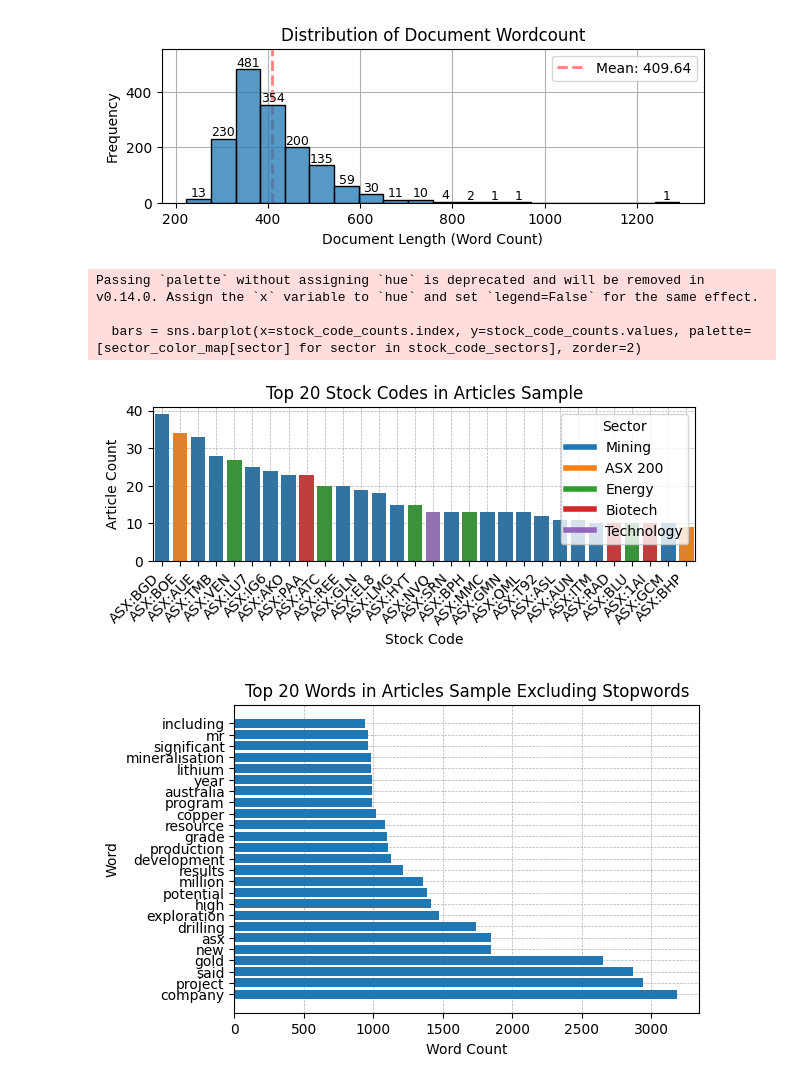
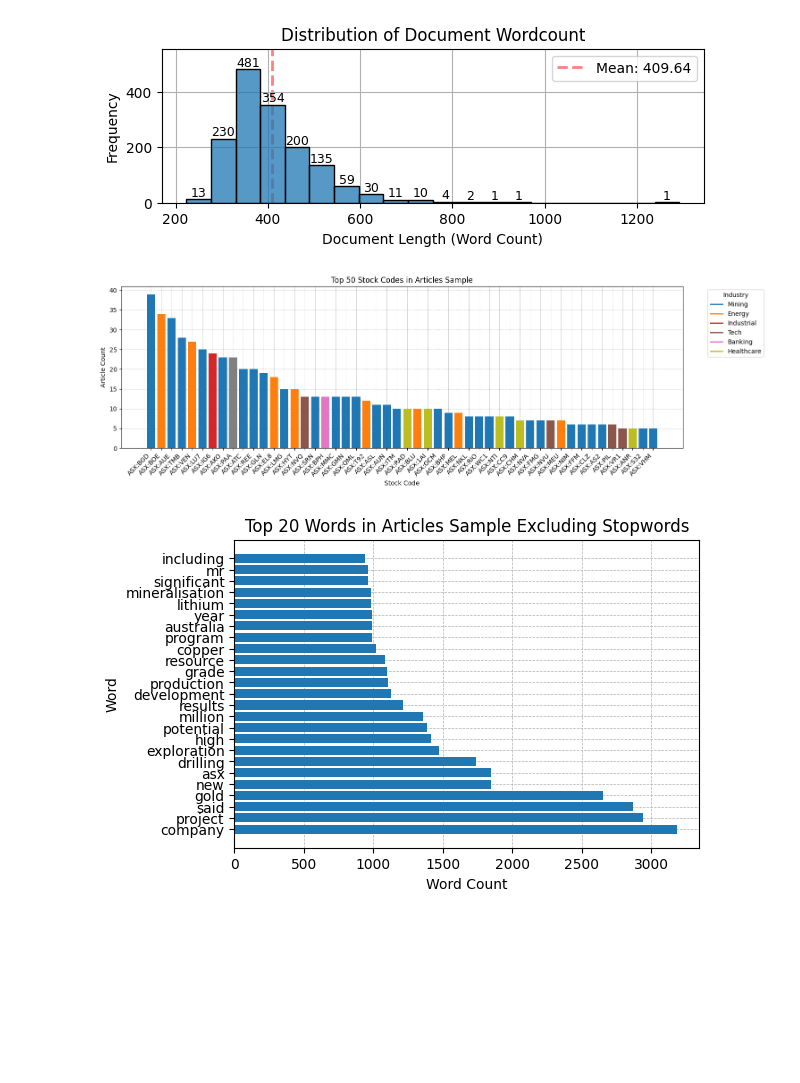
Before and after one commit to H-unter/MA3831-Assignment-2-3, a Jupyter notebook: code/scrape_article.ipynb, the cells around one changed output. Drawn from its saved outputs; the diff is of its cells as text; code cells hidden in the pictures; blank space fills up the shorter version.

```diff
--- a/code/scrape_article.ipynb
+++ b/code/scrape_article.ipynb
@@ -309,39 +336,42 @@ plt.show()
 # %%
 # Flatten the list of stock codes
 stock_codes = df['stock_codes'].explode()
 # Count the occurrences of each stock code
-stock_code_counts = stock_codes.value_counts().head(30)
+n = 50
+stock_code_counts = stock_codes.value_counts().head(n)
+top_n_stock_codes = stock_code_counts.index.tolist()
 
-# Create a mapping of stock codes to sectors
-stock_to_sector = df[['stock_codes', 'sector']].dropna().explode('stock_codes').drop_duplicates(subset=['stock_codes']).set_index('stock_codes')['sector']
+# Map the stock codes to their respective industries
+stock_to_industry = df[['stock_codes', 'stock_code_industry']].dropna().explode('stock_codes').drop_duplicates(subset=['stock_codes']).set_index('stock_codes')['stock_code_industry']
+stock_code_industries = stock_code_counts.index.map(stock_to_industry)
 
-# Map the stock codes to their respective sectors
-stock_code_sectors = stock_code_counts.index.map(stock_to_sector)
-
-# Create a color palette for the sectors
-unique_sectors = stock_code_sectors.unique()
-colors = sns.color_palette('tab10', len(unique_sectors))
-sector_color_map = dict(zip(unique_sectors, colors))
+# Filter out NaN industries and create a dictionary mapping industries to colors
+valid_industries = stock_code_industries.dropna().unique()
+industry_color_map = {industry: plt.cm.tab10(i / len(valid_industries)) for i, industry in enumerate(valid_industries)}
 
 # Plot the distribution
-plt.figure(figsize=(7, 2))
-bars = sns.barplot(x=stock_code_counts.index, y=stock_code_counts.values, palette=[sector_color_map[sector] for sector in stock_code_sectors], zorder=2)
+plt.figure(figsize=(15, 5))
+bars = plt.bar(stock_code_counts.index, stock_code_counts.values,
+               color=[industry_color_map.get(stock_to_industry.get(code, None), 'gray') for code in stock_code_counts.index], zorder=2)
+
+# Add a legend
+handles = [plt.Line2D([0], [0], color=color, lw=2) for industry, color in industry_color_map.items()]
+labels = list(industry_color_map.keys())
+plt.legend(handles, labels, title='Industry', loc='upper right', bbox_to_anchor=(1.15, 1))
+
+# Add gridlines
 plt.grid(True, which='both', linestyle='--', linewidth=0.5, zorder=1)
-plt.title('Top 20 Stock Codes in Articles Sample')
+
+# Add title and labels
+plt.title(f'Top {n} Stock Codes in Articles Sample')
 plt.xlabel('Stock Code')
 plt.ylabel('Article Count')
 plt.xticks(rotation=45, ha='right')
 
-# Create a legend
-handles = [plt.Line2D([0], [0], color=sector_color_map[sector], lw=4) for sector in unique_sectors]
-plt.legend(handles, unique_sectors, title='Sector', loc='best')
-
+plt.tight_layout()
 plt.show()
 # %% [output]
-Passing `palette` without assigning `hue` is deprecated and will be removed in v0.14.0. Assign the `x` variable to `hue` and set `legend=False` for the same effect.
-
-  bars = sns.barplot(x=stock_code_counts.index, y=stock_code_counts.values, palette=[sector_color_map[sector] for sector in stock_code_sectors], zorder=2)
-[figure, old version]
+[figure, new version]
 # %%
 from sklearn.feature_extraction.text import CountVectorizer
 
```
Also changed, not shown: parts of 3 cells of this notebook, 3 other files.
